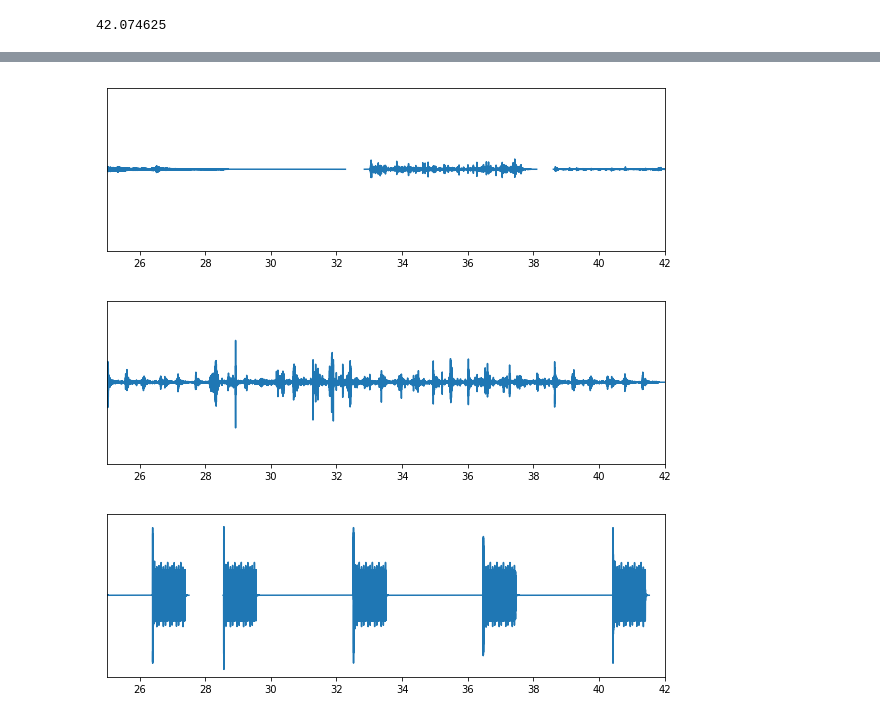
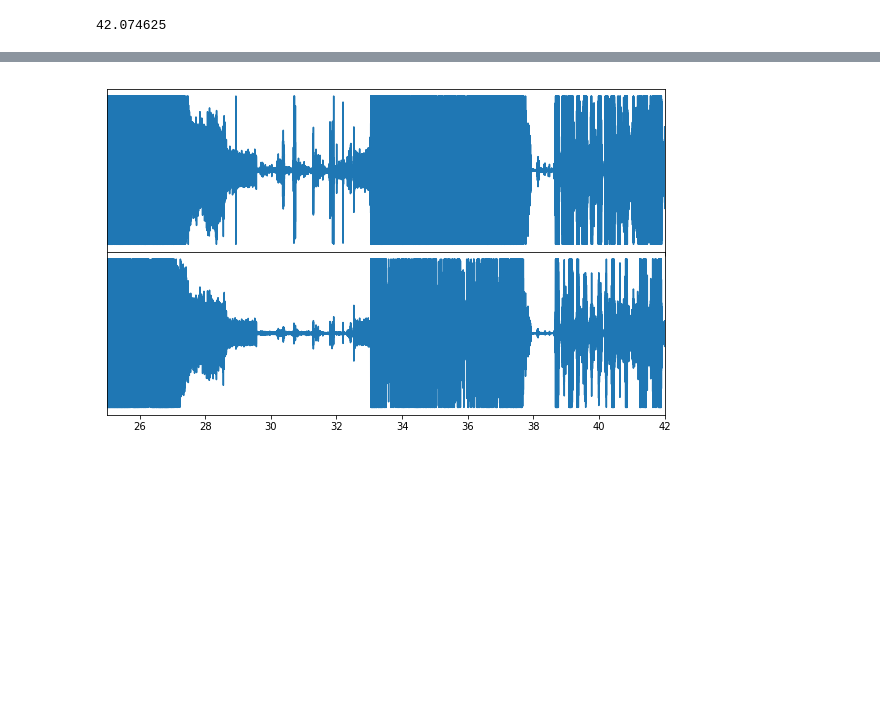
Before and after one commit to nigroup/binaural_audition, a Jupyter notebook: common/data/data_creation/Moritz_Talk.ipynb, the cells around one changed output, grey strips where cells are left out. Drawn from its saved outputs; the diff is of its cells as text; code cells hidden in the pictures; blank space fills up the shorter version.

```diff
--- a/common/data/data_creation/Moritz_Talk.ipynb
+++ b/common/data/data_creation/Moritz_Talk.ipynb
@@ -7,6 +7,7 @@ import numpy as np
 import soundfile as sf
 
 import matplotlib.pyplot as plt
+plt.rcParams['svg.fonttype'] = 'none'
 # %%
 complete_mixture_length_in_s = 673194 / 16000
 complete_mixture_length_in_s
@@ -91,22 +90,29 @@ array = array[:time_sound, :]
 play_from_array(array, 'distractor2_no3', framerate, start_in_s=25-12.0458)
 sd.stop()
 # %%
-def plot_from_array(sound, name, framerate, start_in_s=0, xlim=None, ylim=None, SNR_RATE=1):
+def plot_from_array(sound, name, framerate, start_in_s=0, xlim=None, ylim=None, SNR_RATE=1, stereo=False):
     # Three subplots sharing both x/y axes
-    f, ax1 = plt.subplots(1, figsize=(10, 3))
+    if not stereo:
+        f, ax1 = plt.subplots(1, figsize=(10, 3))
+    else:
+        f, (ax1, ax2) = plt.subplots(2, sharex=True, figsize=(10, 6))
 
     start_frame = int(start_in_s * framerate)
     x = np.arange(start_frame, start_frame + sound.shape[0], 1)
     x = x / framerate
 
+    if stereo:
+        f.subplots_adjust(hspace=0)
+
     ax1.plot(x, SNR_RATE*sound[:, 0])
+    if stereo:
+        ax2.plot(x, SNR_RATE*sound[:, 1])
     plt.setp([a.set_yticks([]) for a in f.axes[:]])
     if ylim is not None:
         plt.setp([a.set_ylim(ylim) for a in f.axes[:]])
     if xlim is not None:
         plt.setp([a.set_xlim(xlim) for a in f.axes[:]])
-    plt.savefig(name + '.pdf')
-    plt.show()
+    f.savefig(name + '.pdf')
 # %%
 def concat_sources(fps):
     arrays = []
@@ -122,7 +128,7 @@ def concat_sources(fps):
         arrays.append(array)
         framerates.append(framerate)
     if len(np.unique(np.array(framerates))) != 1:
-        raise ValueError('Differen framerates!')
+        raise ValueError('Different framerates!')
     return arrays, framerates[0]
 
 def merge_sources(last_frame, arrays, start_frames_in_source, start_frames_in_result):
@@ -193,10 +199,30 @@ start_frames_in_result = [start_frame_in_result_no2, start_frame_in_result_no3,
 
 result_master = merge_sources(last_frame, arrays, start_frames_in_source, start_frames_in_result)
+# %%
+# mixture
+
+fps = ['/Users/Heiner/repos/binaural_audition/common/data/data_creation/demo_sound_mixture_TelephoneElectron+6037_36_3_start25s.wav']
+arrays, framerate_mixture = concat_sources(fps)
+
+start_frames_in_source = [0]
+
+last_frame = int(complete_mixture_length_in_s * framerate_mixture) - int(25 * framerate_mixture)
+
+start_frames_in_result = [0]
+
+result_mixture = merge_sources(last_frame, arrays, start_frames_in_source, start_frames_in_result)
+plot_from_array(result_mixture, 'mixture', framerate_mixture, start_in_s=25, xlim=(25, 42), SNR_RATE=1, stereo=True)
+#plt.close()
+#plot_from_array(result_mixture, 'mixture_wav_inner', framerate_mixture, start_in_s=25, xlim=(35, 36), SNR_RATE=1, stereo=True)
+#plt.close()
+# %% [output]
+[figure, added]
 # %%
+abs_max = np.abs(np.nanmax([np.nanmax(result_distr1)*SNR_DISTRACTOR1_RATE, np.nanmax(result_distr2)*SNR_DISTRACTOR2_RATE, np.nanmax(result_master)*SNR_MASTER_RATE]))
+abs_min = np.abs(np.nanmin([np.nanmin(result_distr1)*SNR_DISTRACTOR1_RATE, np.nanmin(result_distr2)*SNR_DISTRACTOR2_RATE, np.nanmin(result_master)*SNR_MASTER_RATE]))
+maxi = np.maximum(abs_max, abs_min)
+ylim = (-maxi * 1.1, maxi * 1.1)
+
 plot_from_array(result_distr1, 'distractor1', framerate, start_in_s=25, xlim=(25, 42), ylim=ylim, SNR_RATE=SNR_DISTRACTOR1_RATE)
 plot_from_array(result_distr2, 'distractor2', framerate, start_in_s=25, xlim=(25, 42), ylim=ylim, SNR_RATE=SNR_DISTRACTOR2_RATE)
 plot_from_array(result_master, 'master', framerate, start_in_s=25, xlim=(25, 42), ylim=ylim, SNR_RATE=SNR_MASTER_RATE)
-# %% [output]
-[figure, removed]
-[figure, removed]
-[figure, removed]
```
Also changed, not shown: parts of 34 cells of this notebook, 5 other files.
